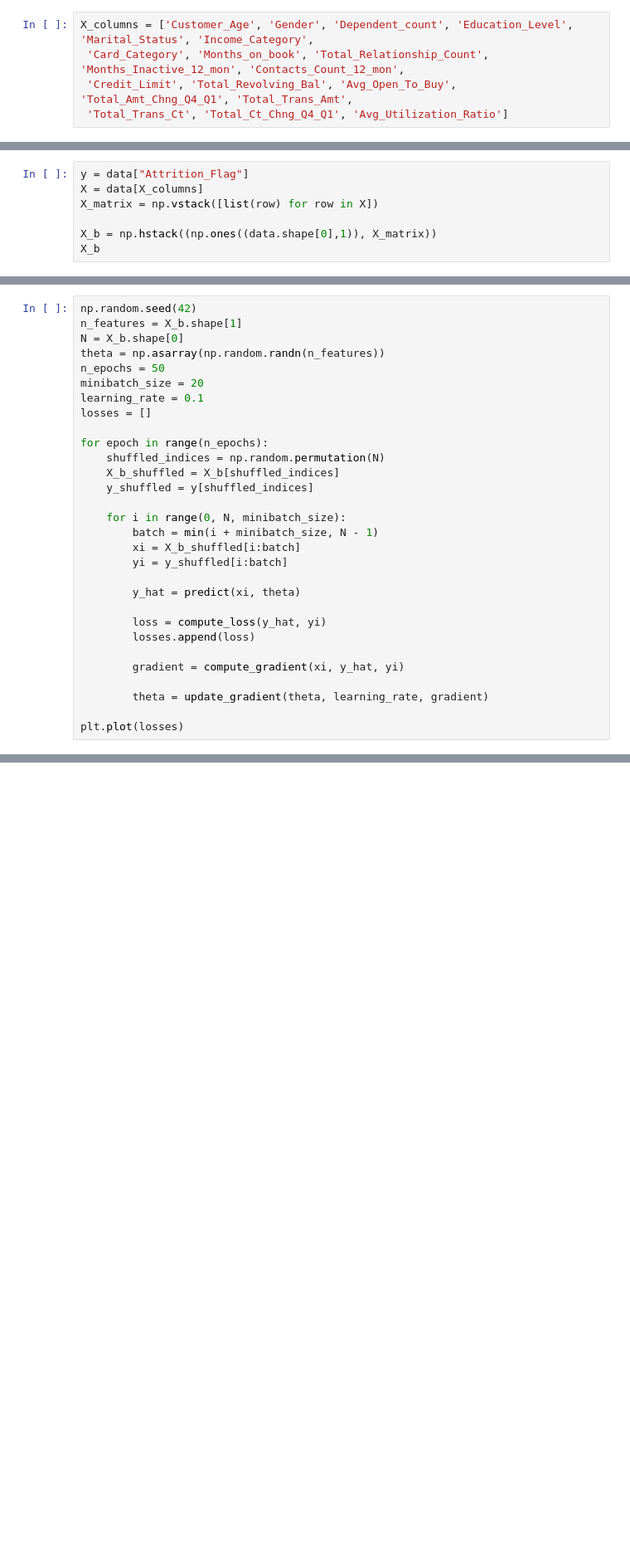
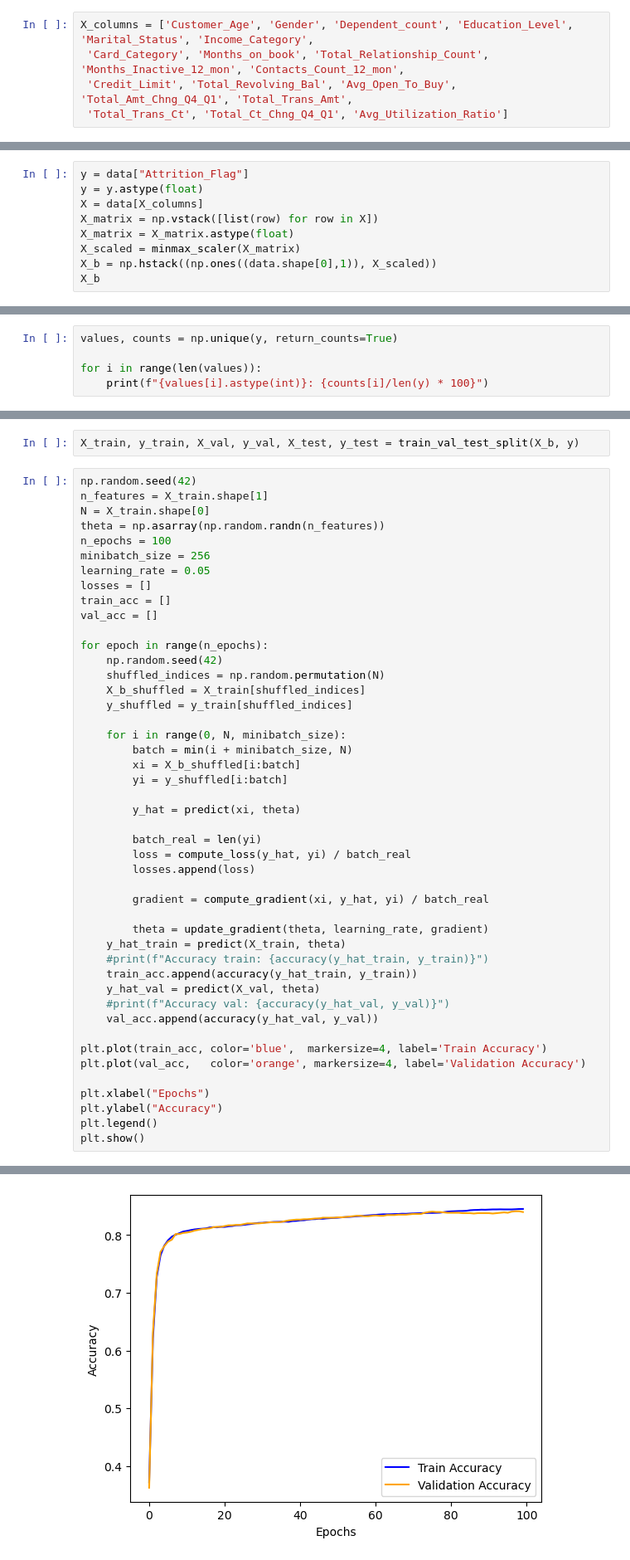
Before and after one commit to mhung211/Credit_Card, a Jupyter notebook: notebooks/03_modeling.ipynb, the cells around one changed output, grey strips where cells are left out. Shown at 83% size. Cells and saved outputs as stored; diff of their text form; blank space fills up the shorter version.

```diff
--- a/notebooks/03_modeling.ipynb
+++ b/notebooks/03_modeling.ipynb
@@ -23,8 +35,10 @@ X_columns = ['Customer_Age', 'Gender', 'Dependent_count', 'Education_Level', 'Ma
 # %%
 y = data["Attrition_Flag"]
+y = y.astype(float)
 X = data[X_columns]
 X_matrix = np.vstack([list(row) for row in X])
-
-X_b = np.hstack((np.ones((data.shape[0],1)), X_matrix))
+X_matrix = X_matrix.astype(float)
+X_scaled = minmax_scaler(X_matrix)
+X_b = np.hstack((np.ones((data.shape[0],1)), X_scaled))
 X_b
 # %% [output]
@@ -39,0 +58,5 @@ array([['1.0', '0', '1', ..., '0', '0.4375336564351104',
+# %%
+values, counts = np.unique(y, return_counts=True)
+
+for i in range(len(values)):
+    print(f"{values[i].astype(int)}: {counts[i]/len(y) * 100}")
@@ -57,31 +137,49 @@ def update_gradient(theta, learning_rate, gradient):
+# %%
+X_train, y_train, X_val, y_val, X_test, y_test = train_val_test_split(X_b, y)
 # %%
 np.random.seed(42)
-n_features = X_b.shape[1]
-N = X_b.shape[0]
+n_features = X_train.shape[1]
+N = X_train.shape[0]
 theta = np.asarray(np.random.randn(n_features))
-n_epochs = 50
-minibatch_size = 20
-learning_rate = 0.1
+n_epochs = 100
+minibatch_size = 256
+learning_rate = 0.05
 losses = []
+train_acc = []
+val_acc = []
 
 for epoch in range(n_epochs):
+    np.random.seed(42)
     shuffled_indices = np.random.permutation(N)
-    X_b_shuffled = X_b[shuffled_indices]
-    y_shuffled = y[shuffled_indices]
+    X_b_shuffled = X_train[shuffled_indices]
+    y_shuffled = y_train[shuffled_indices]
 
     for i in range(0, N, minibatch_size):
-        batch = min(i + minibatch_size, N - 1)
+        batch = min(i + minibatch_size, N)
         xi = X_b_shuffled[i:batch]
         yi = y_shuffled[i:batch]
 
         y_hat = predict(xi, theta)
 
-        loss = compute_loss(y_hat, yi)
+        batch_real = len(yi)
+        loss = compute_loss(y_hat, yi) / batch_real
         losses.append(loss)
 
-        gradient = compute_gradient(xi, y_hat, yi)
+        gradient = compute_gradient(xi, y_hat, yi) / batch_real
 
         theta = update_gradient(theta, learning_rate, gradient)
+    y_hat_train = predict(X_train, theta)
+    #print(f"Accuracy train: {accuracy(y_hat_train, y_train)}")
+    train_acc.append(accuracy(y_hat_train, y_train))
+    y_hat_val = predict(X_val, theta)
+    #print(f"Accuracy val: {accuracy(y_hat_val, y_val)}")
+    val_acc.append(accuracy(y_hat_val, y_val))
 
-plt.plot(losses)
+plt.plot(train_acc, color='blue',  markersize=4, label='Train Accuracy')
+plt.plot(val_acc,   color='orange', markersize=4, label='Validation Accuracy')
+
+plt.xlabel("Epochs")
+plt.ylabel("Accuracy")
+plt.legend()
+plt.show()
 # %% [output]
@@ -88,0 +186 @@ ValueError: data type must provide an itemsize
+[figure, added]
```
Also changed, not shown: parts of 9 cells of this notebook, 6 other files.
